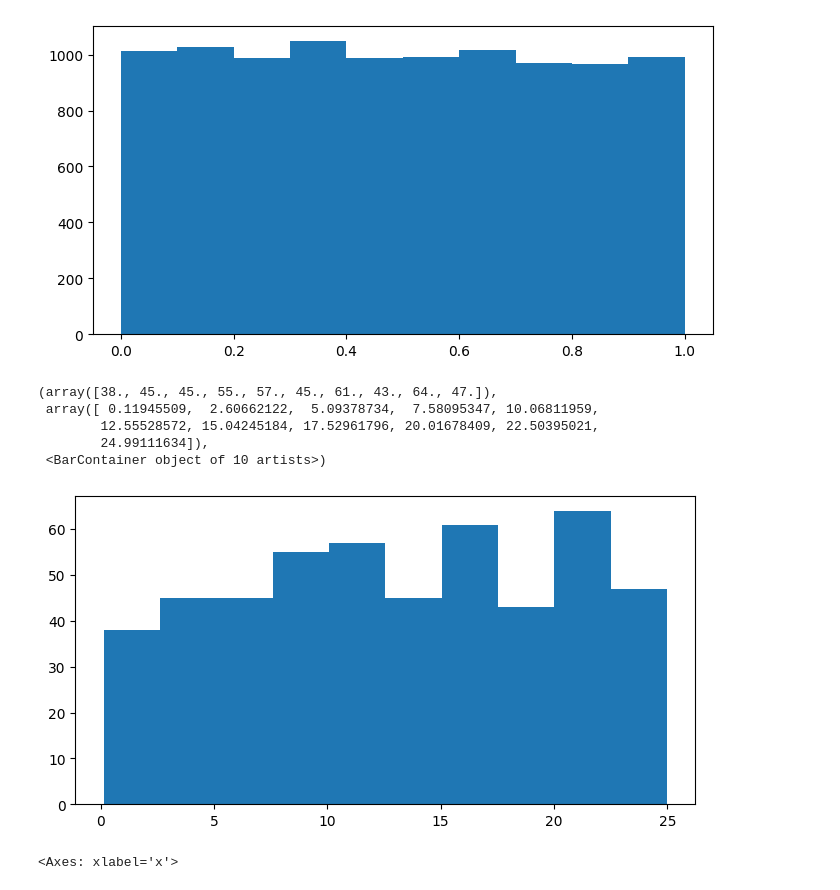
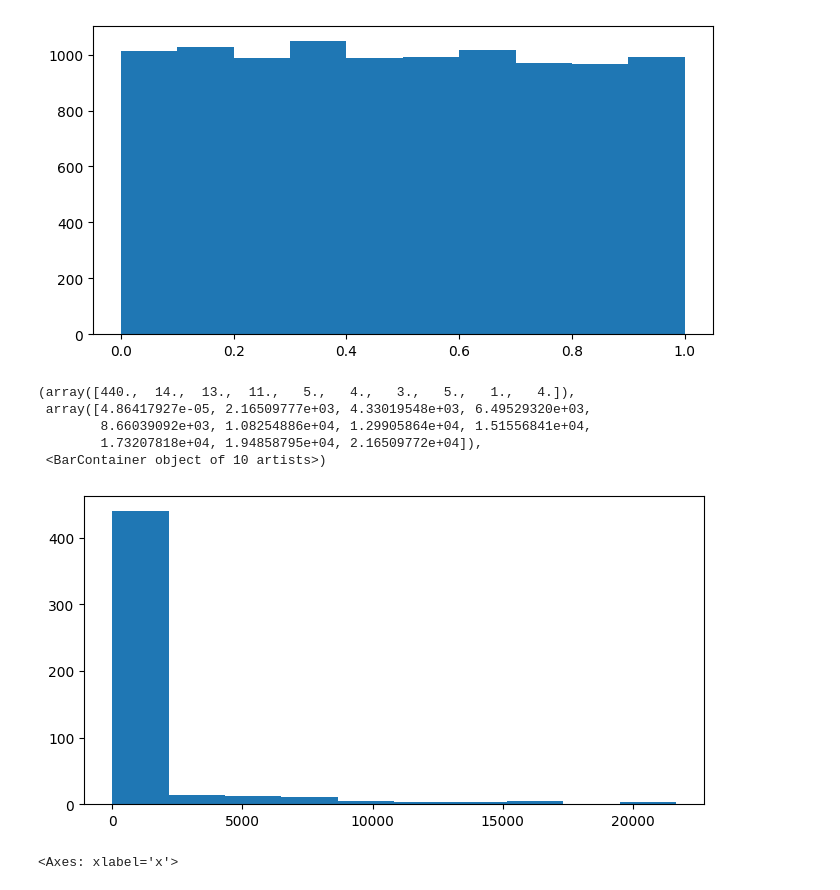
Before and after one commit to kamil0920/football_result_prediction-v2, a Jupyter notebook: src/hyperparameters/hyperopt_defining_params_dist.ipynb, the cells around one changed output. Cells and saved outputs as stored; diff of their text form; code cells hidden in the pictures.

```diff
--- a/src/hyperparameters/hyperopt_defining_params_dist.ipynb
+++ b/src/hyperparameters/hyperopt_defining_params_dist.ipynb
@@ -17,16 +17,16 @@ ax.hist(uniform_vals)
 # %%
 import numpy as np
 
-loguniform_vals = [pyll.stochastic.sample(hp.uniform('gamma', 0, 25)) for _ in range(500)]
+loguniform_vals = [pyll.stochastic.sample(hp.loguniform('gamma', -10, 10)) for _ in range(500)]
 fig, ax = plt.subplots(figsize=(8, 4))
 ax.hist(loguniform_vals)
 # %% [output]
-(array([38., 45., 45., 55., 57., 45., 61., 43., 64., 47.]),
- array([ 0.11945509,  2.60662122,  5.09378734,  7.58095347, 10.06811959,
-        12.55528572, 15.04245184, 17.52961796, 20.01678409, 22.50395021,
-        24.99111634]),
+(array([440.,  14.,  13.,  11.,   5.,   4.,   3.,   5.,   1.,   4.]),
+ array([4.86417927e-05, 2.16509777e+03, 4.33019548e+03, 6.49529320e+03,
+        8.66039092e+03, 1.08254886e+04, 1.29905864e+04, 1.51556841e+04,
+        1.73207818e+04, 1.94858795e+04, 2.16509772e+04]),
  <BarContainer object of 10 artists>)
-[figure, old version]
+[figure, new version]
 # %%
 import pandas as pd
 import numpy as np
```
